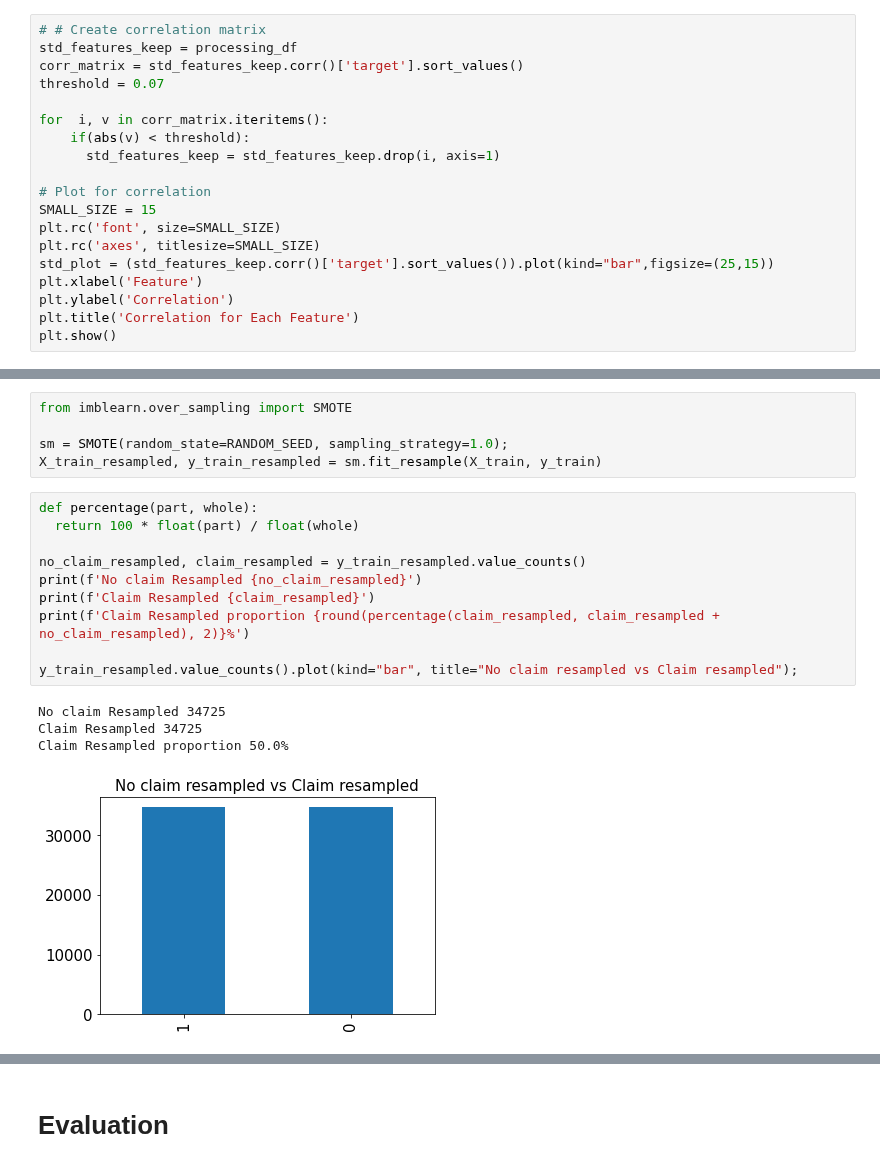
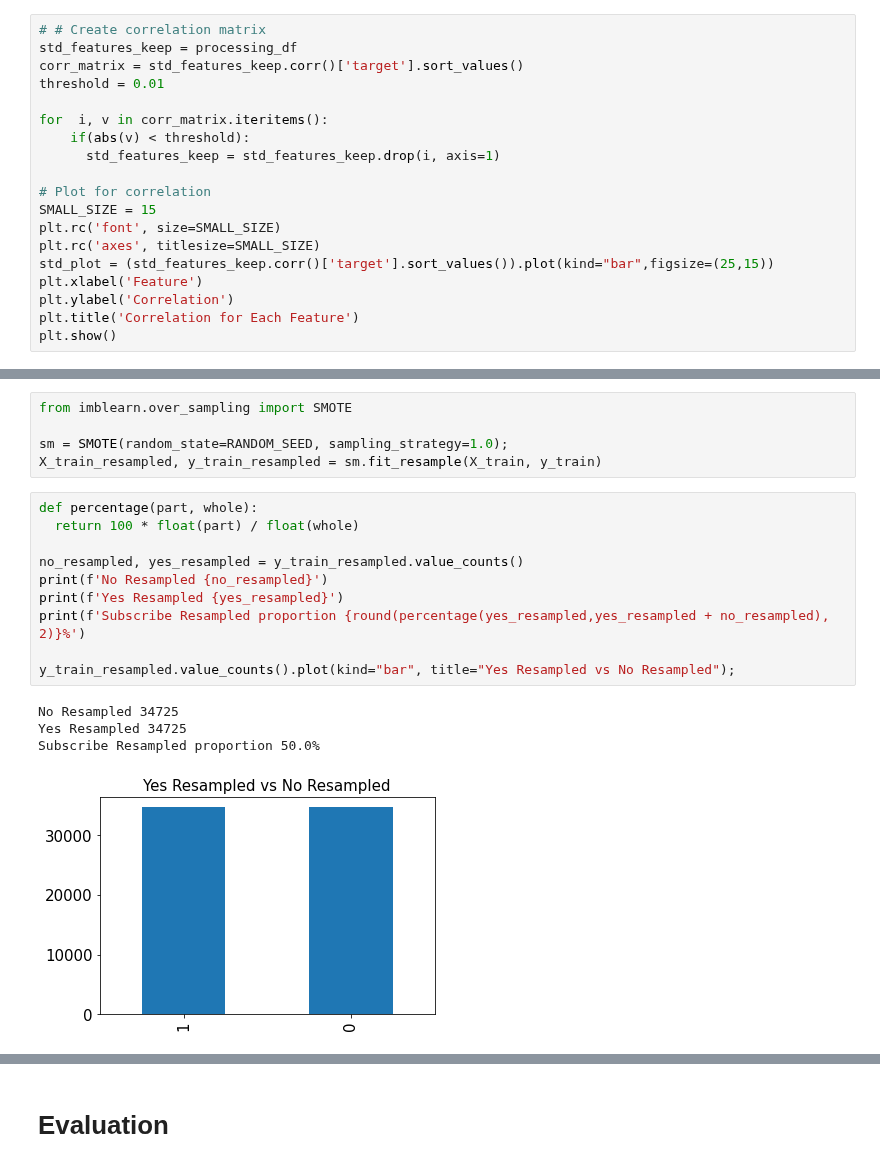
Before and after one commit to claredavies/MachineLearningCoursework, a Jupyter notebook: Assignment1/MLAssignment1KerrasUnbalancedData.ipynb, the cells around one changed output, grey strips where cells are left out. Drawn from its saved outputs; the diff is of its cells as text.

```diff
--- a/Assignment1/MLAssignment1KerrasUnbalancedData.ipynb
+++ b/Assignment1/MLAssignment1KerrasUnbalancedData.ipynb
@@ -164,7 +143,7 @@ Check correlation of features
 # # Create correlation matrix
 std_features_keep = processing_df
 corr_matrix = std_features_keep.corr()['target'].sort_values()
-threshold = 0.07
+threshold = 0.01
 
 for  i, v in corr_matrix.iteritems():
     if(abs(v) < threshold):
@@ -436,18 +416,18 @@ X_train_resampled, y_train_resampled = sm.fit_resample(X_train, y_train)
 # %%
 def percentage(part, whole):
   return 100 * float(part) / float(whole)
 
-no_claim_resampled, claim_resampled = y_train_resampled.value_counts()
-print(f'No claim Resampled {no_claim_resampled}')
-print(f'Claim Resampled {claim_resampled}')
-print(f'Claim Resampled proportion {round(percentage(claim_resampled, claim_resampled + no_claim_resampled), 2)}%')
+no_resampled, yes_resampled = y_train_resampled.value_counts()
+print(f'No Resampled {no_resampled}')
+print(f'Yes Resampled {yes_resampled}')
+print(f'Subscribe Resampled proportion {round(percentage(yes_resampled,yes_resampled + no_resampled), 2)}%')
 
-y_train_resampled.value_counts().plot(kind="bar", title="No claim resampled vs Claim resampled");
+y_train_resampled.value_counts().plot(kind="bar", title="Yes Resampled vs No Resampled");
 # %% [output]
-No claim Resampled 34725
-Claim Resampled 34725
-Claim Resampled proportion 50.0%
+No Resampled 34725
+Yes Resampled 34725
+Subscribe Resampled proportion 50.0%
-[figure, old version]
+[figure, new version]
 # %%
 model_resampled = build_model(number_inputs)
 
```
Also changed, not shown: parts of 29 cells of this notebook.
